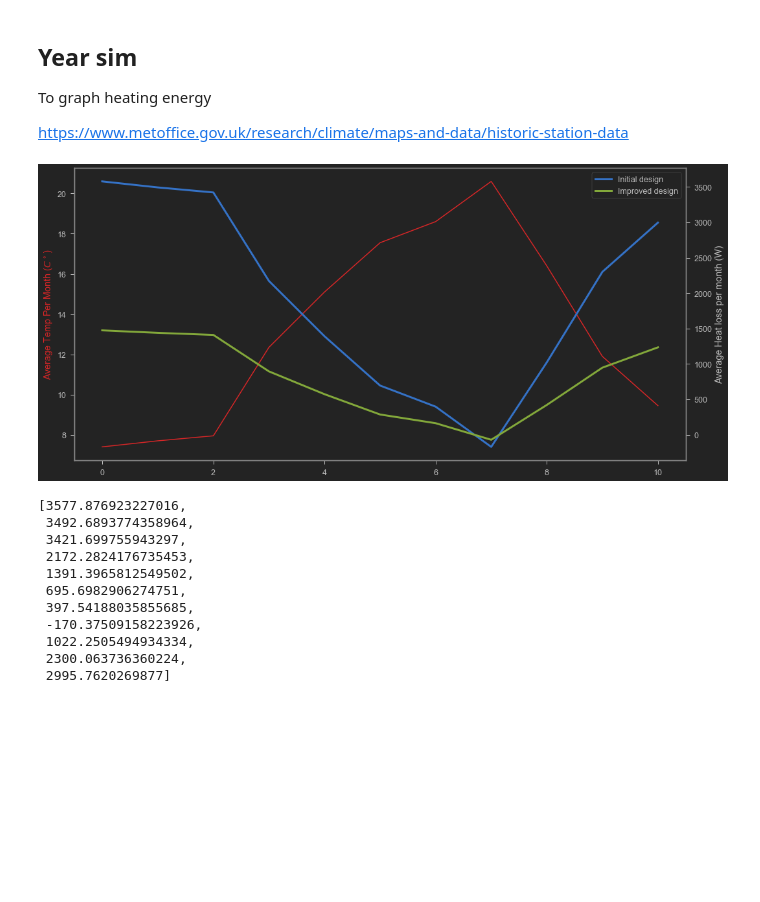
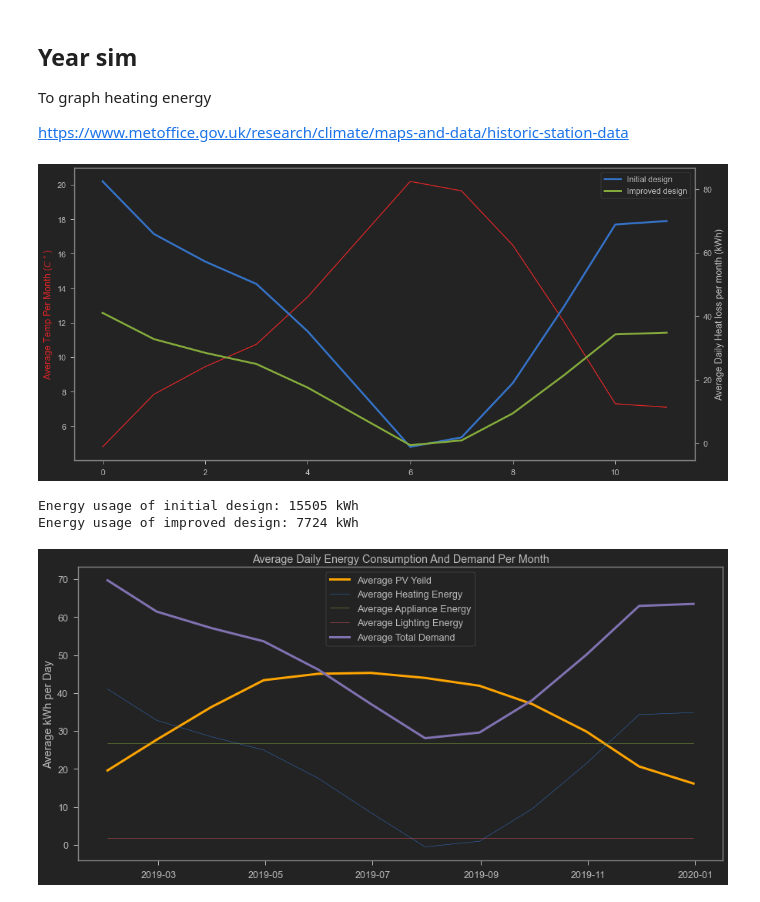
Before and after one commit to LegoYoda112/DE-Thermo-Housing, a Jupyter notebook: Thermo house calcs.ipynb, the cells around one changed output. Drawn from its saved outputs; the diff is of its cells as text; code cells hidden in the pictures; blank space fills up the shorter version.

```diff
--- a/Thermo house calcs.ipynb
+++ b/Thermo house calcs.ipynb
@@ -141,11 +145,12 @@ U_val = {"Single glaze": 4.8, # Assuming wooden frames
         "Double glaze, Air, 12mm": 2.8,
         "Double glaze, Air, Low-E, 12mm": 2.2, # En = 0.15
         "Triple glaze, 12mm": 2.1,
-        "Uninsulated brick wall": 1/(1/30 + 1/therm_cond["Brickwork outer"] * 0.15 + 1/therm_cond["Brickwork inner"]*0.15 + 1/10),
-        "EPS insulated brick wall": 1/(1/30 + 1/therm_cond["Brickwork outer"] * 0.15 + 1/therm_cond["EPS board"] * 0.04 + 1/therm_cond["Brickwork inner"]*0.15 + 1/10),
-        "Timber + Concrete floor": 1/(1/therm_cond["Cast concrete"]*0.5 + 1/therm_cond["Timber"]*0.2 + 1/10),
-        "Insulated Timber + Concrete floor": 1/(1/therm_cond["Cast concrete"]*1 + 0.15 + 1/therm_cond["EPS board"] * 0.04 + 1/therm_cond["Timber"]*0.2 + 1/10),
-        "Insulated Tile roof": 1/(1/30 + 1/therm_cond["Roof tile"] * 0.05 + 0.15 + 1/therm_cond["EPS board"] * 0.1 + 1/10)
+        "Uninsulated brick wall": 1/(1/25 + 1/therm_cond["Brickwork outer"] * 0.15 + 1/therm_cond["Brickwork inner"]*0.15 + 1/5),
+        "EPS insulated brick wall": 1/(1/25 + 1/therm_cond["Brickwork outer"] * 0.15 + 1/therm_cond["EPS board"] * 0.04 + 1/therm_cond["Brickwork inner"]*0.15 + 1/5),
+        "Timber + Concrete floor": 1/(1/therm_cond["Cast concrete"]*0.5 + 1/therm_cond["Timber"]*0.2 + 1/5),
+        "Insulated Timber + Concrete floor": 1/(1/therm_cond["Cast concrete"]*1 + 0.15 + 1/therm_cond["EPS board"] * 0.04 + 1/therm_cond["Timber"]*0.2 + 1/5),
+        "Insulated Tile roof": 1/(1/25 + 1/therm_cond["Roof tile"] * 0.05 + 0.15 + 1/therm_cond["EPS board"] * 0.1 + 1/5),
+        "EPS insulated underground wall": 1/(1/5 + 1/therm_cond["Brickwork outer"] * 0.15 + 1/therm_cond["EPS board"] * 0.04 + 1/therm_cond["Brickwork inner"]*0.15 + 1/5),
         }
 
 U_val
@@ -177,7 +183,7 @@ house1.groundTemp = 0 # C
 # Walls
 house1.addSurface("Exposed walls", 80.6, U_val["Uninsulated brick wall"])
 # Basement walls
-house1.addSurface("Underground walls", 10.9, U_val["Uninsulated brick wall"], True)
+house1.addSurface("Underground walls", 10.9, U_val["EPS insulated underground wall"], True)
 # Floors
 house1.addSurface("Floors", 16.15, U_val["Timber + Concrete floor"], True)
 # Windows
@@ -197,9 +203,8 @@ house1.addLighting("Bathrooms", 2 * 20/12, 0, 24)
 
 ### --Appliances---
 
-# 2 runs of the washing machine, once in the morning and once in the evening
+# 1 run of the washing machine
 house1.addAppliance("Washing Machine - Load 1", 500, 9, 10)
-house1.addAppliance("Washing Machine - Load 2", 500, 18, 19)
 # Dishwasher running in the evening
 house1.addAppliance("Dishwasher", 100, 21, 23)
 # Oven on for 1 hour in the evening
@@ -223,6 +228,7 @@ house1.addApplianceAverage("Showers - morning", 8000, 0.45, 9, 10)
 house1.addApplianceAverage("Showers - evening", 8000, 0.25, 22,23)
 
 # KWh per year sanity check (to be compared against national average)
+print("Daily heating in cold weather: " + str((house1.getTotalSurfaceHeatTransfer()*24)/1000) + "kWh")
 print("Yearly lighting average: " + str((house1.getLightingDaily() * 365)/1000) + "kWh")
 print("Daily appliance average: " + str(house1.getApplianceDaily()/1000) + "kWh")
 print("Yearly appliance average: " + str((house1.getApplianceDaily() * 365)/1000) + "kWh")
@@ -485,53 +497,47 @@ To graph heating energy
 
 https://www.metoffice.gov.uk/research/climate/maps-and-data/historic-station-data
 # %%
-weather2020 = weather[weather['yyyy'].astype(float) > 2019]
+weather2020 = weather[weather['yyyy'].astype(float) == 2019]
 avgTemp = (weather2020['tmax'].astype(float) + weather2020['tmin'].astype(float))/2
 
 heat_transfer1 = []
 heat_transfer2 = []
 
 for temp in avgTemp:
     house1.airTemp = temp
     house1.groundTemp = temp
 
     heat_transfer1.append(house1.getTotalSurfaceHeatTransfer())
 
     house2.airTemp = temp
     house2.groundTemp = temp
 
     heat_transfer2.append(house2.getTotalSurfaceHeatTransfer())
 
 fig, ax1 = plt.subplots(figsize = (15,7))
 
+heat_transfer1 = np.array(heat_transfer1)
+heat_transfer2 = np.array(heat_transfer2)
+
 color = 'tab:red'
 ax1.set_ylabel('Average Temp Per Month ($C^\circ$)', color = color)
 ax1.plot(avgTemp.values, color = color)
 
 ax2 = ax1.twinx()
 ax2.set_xlabel("Month Num")
-ax2.set_ylabel('Average Heat loss per month (W)')
+ax2.set_ylabel('Average Daily Heat loss per month (kWh)')
 
-ax2.plot(heat_transfer1, label = "Initial design", linewidth = 3)
-ax2.plot(heat_transfer2, label = "Improved design", linewidth = 3)
+ax2.plot(heat_transfer1*24 / 1000 ,  label = "Initial design", linewidth = 3)
+ax2.plot(heat_transfer2*24 / 1000, label = "Improved design", linewidth = 3)
 
 ax2.legend()
 
 fig.tight_layout()
 plt.show()
+
+print("Energy usage of initial design: " + str(round(sum(heat_transfer1) * 30.42 * 24 /1000)) + " kWh")
+print("Energy usage of improved design: " + str(round(sum(heat_transfer2) * 30.42 * 24 /1000)) + " kWh")
 # %% [output]
-[figure, old version]
+[figure, new version]
+Energy usage of initial design: 15505 kWh
+Energy usage of improved design: 7724 kWh
-# %%
-heat_transfer1
-# %% [output]
-[3577.876923227016,
- 3492.6893774358964,
- 3421.699755943297,
- 2172.2824176735453,
- 1391.3965812549502,
- 695.6982906274751,
- 397.54188035855685,
- -170.37509158223926,
- 1022.2505494934334,
- 2300.063736360224,
- 2995.7620269877]
@@ -537,0 +547,21 @@ heat_transfer1
+# %%
+appMonthly = [appDaily, appDaily, appDaily, appDaily, appDaily, appDaily, appDaily, appDaily, appDaily, appDaily, appDaily, appDaily]
+litsMonthly = [litsDaily, litsDaily, litsDaily, litsDaily, litsDaily, litsDaily, litsDaily, litsDaily, litsDaily, litsDaily, litsDaily, litsDaily]
+
+plt.figure(figsize=(15,7))
+
+plt.plot()
+plt.title("Average Daily Energy Consumption And Demand Per Month")
+
+plt.plot(months, daily_avg/1000, label = "Average PV Yeild", c = "orange", linewidth = 3)
+plt.plot(months, heat_transfer2*24 / 1000, label = "Average Heating Energy", linewidth = 0.5)
+plt.plot(months, appMonthly, label = "Average Appliance Energy", linewidth = 0.5)
+plt.plot(months, litsMonthly, label = "Average Lighting Energy", linewidth = 0.5)
+plt.plot(months, heat_transfer2*24 / 1000 + appMonthly + litsMonthly, label = "Average Total Demand" , linewidth = 3)
+
+plt.ylabel("Average kWh per Day")
+
+plt.legend()
+plt.show()
+# %% [output]
+[figure, added]
```
Also changed, not shown: parts of 11 cells of this notebook, 1 other file.
